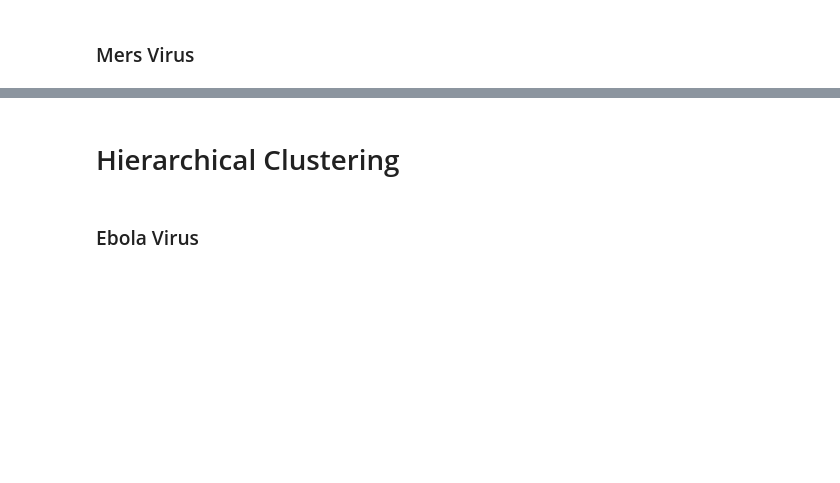
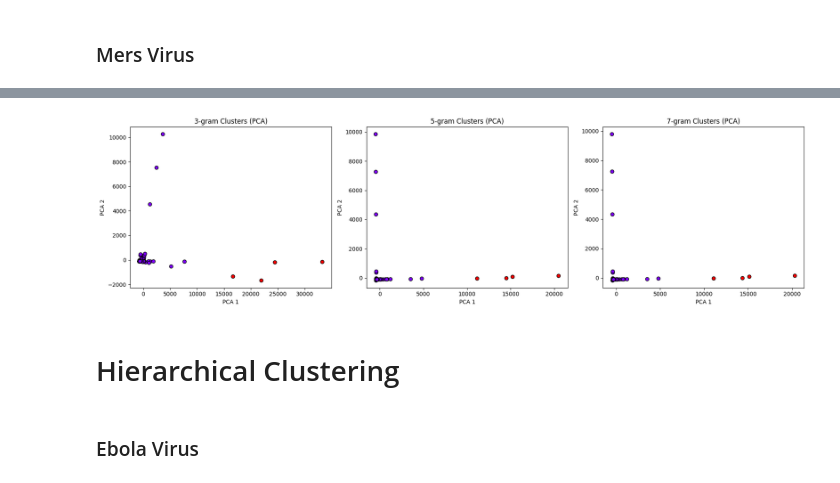
Before and after one commit to ivamilutinovic/data-mining-project, a Jupyter notebook: clustering/Aminoacid.ipynb, the cells around one changed output, grey strips where cells are left out. Saved outputs shown, nothing was run; the diff lists cells and outputs as text; code cells hidden in the pictures; blank space fills up the shorter version.

```diff
--- a/clustering/Aminoacid.ipynb
+++ b/clustering/Aminoacid.ipynb
@@ -111,3 +121,26 @@ plt.show()
+# %%
+# Visualisation of clusterings
+k = 2 #k = 8
+fig, axes = plt.subplots(1, 3, figsize=(18, 5))
+for ax, (label, data) in zip(axes, datasets.items()):
+    # PCA to 2D
+    pca = PCA(n_components=2, random_state=42)
+    reduced_data = pca.fit_transform(data)
+
+    # KMeans clustering
+    kmeans = KMeans(n_clusters=k, random_state=42, n_init='auto')
+    clusters = kmeans.fit_predict(data)
+
+    # Scatter plot
+    ax.scatter(reduced_data[:, 0], reduced_data[:, 1], c=clusters, cmap="rainbow", s=40, edgecolor='k')
+    ax.set_title(f"{label} Clusters (PCA)")
+    ax.set_xlabel("PCA 1")
+    ax.set_ylabel("PCA 2")
+
+plt.tight_layout()
+plt.show()
+# %% [output]
+[figure, added]
 # %% [markdown]
 #  Hierarchical Clustering
 # %%
```
Also changed, not shown: parts of 20 cells of this notebook, 11 other files.
